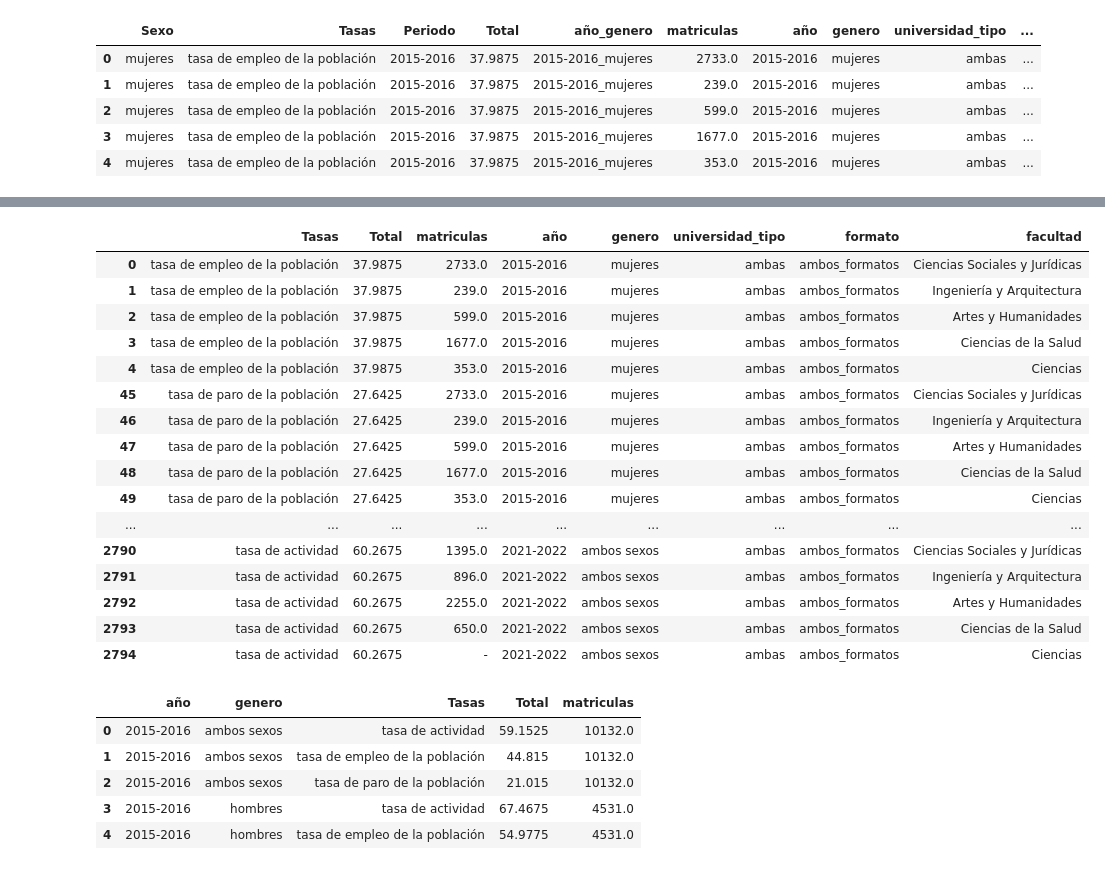
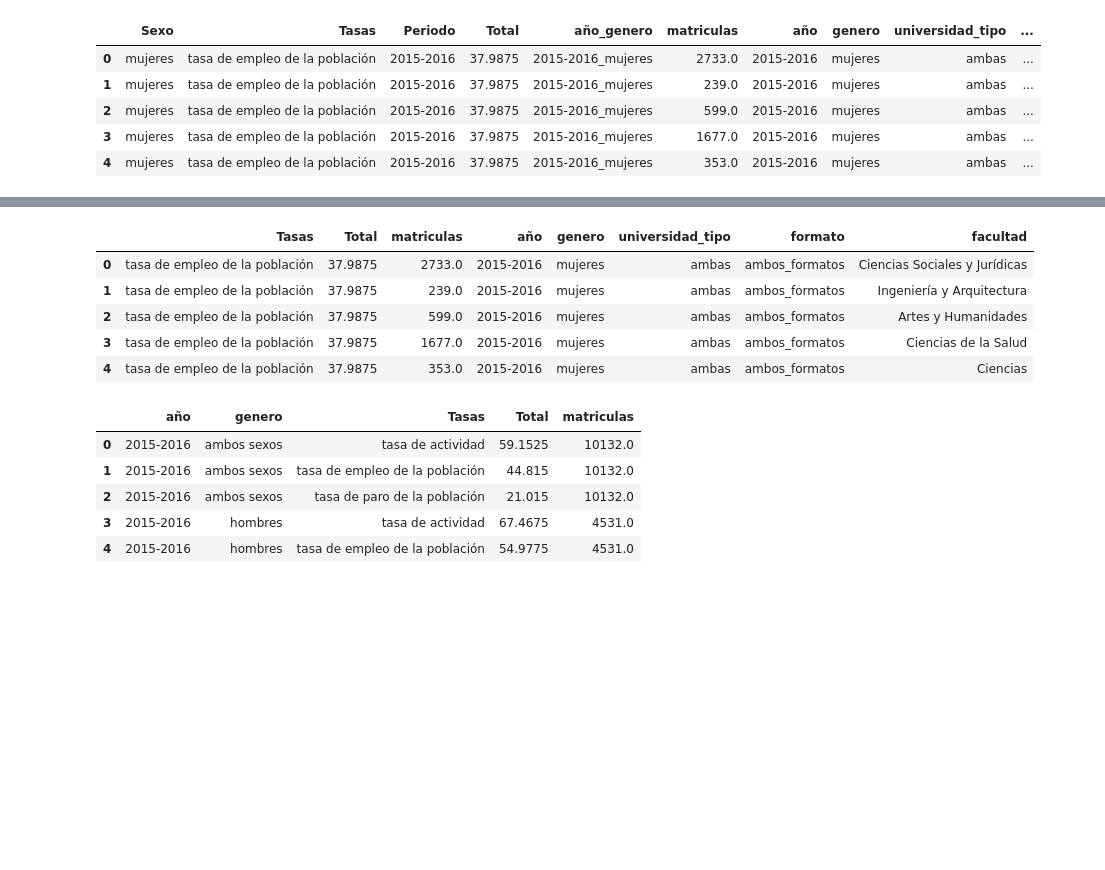
Before and after one commit to valentincortespuya/ETL_project, a Jupyter notebook: notebooks/graficos.ipynb, the cells around one changed output, grey strips where cells are left out. Drawn from its saved outputs; the diff is of its cells as text; code cells hidden in the pictures; blank space fills up the shorter version.

```diff
--- a/notebooks/graficos.ipynb
+++ b/notebooks/graficos.ipynb
@@ -109,25 +42,14 @@ df_ine_mat
 df_filtered = df_ine_mat[df_ine_mat['universidad_tipo'] == 'ambas']
 df_filtered2 = df_filtered[df_filtered['formato'] == 'ambos_formatos']
 # %%
-df_filtered2
+df_filtered2.head()
 # %% [output]
 |  | Tasas | Total | matriculas | año | genero | universidad_tipo | formato | facultad |
 | 0 | tasa de empleo de la población | 37.9875 | 2733.0 | 2015-2016 | mujeres | ambas | ambos_formatos | Ciencias Sociales y Jurídicas |
 | 1 | tasa de empleo de la población | 37.9875 | 239.0 | 2015-2016 | mujeres | ambas | ambos_formatos | Ingeniería y Arquitectura |
 | 2 | tasa de empleo de la población | 37.9875 | 599.0 | 2015-2016 | mujeres | ambas | ambos_formatos | Artes y Humanidades |
 | 3 | tasa de empleo de la población | 37.9875 | 1677.0 | 2015-2016 | mujeres | ambas | ambos_formatos | Ciencias de la Salud |
 | 4 | tasa de empleo de la población | 37.9875 | 353.0 | 2015-2016 | mujeres | ambas | ambos_formatos | Ciencias |
-| 45 | tasa de paro de la población | 27.6425 | 2733.0 | 2015-2016 | mujeres | ambas | ambos_formatos | Ciencias Sociales y Jurídicas |
-| 46 | tasa de paro de la población | 27.6425 | 239.0 | 2015-2016 | mujeres | ambas | ambos_formatos | Ingeniería y Arquitectura |
-| 47 | tasa de paro de la población | 27.6425 | 599.0 | 2015-2016 | mujeres | ambas | ambos_formatos | Artes y Humanidades |
-| 48 | tasa de paro de la población | 27.6425 | 1677.0 | 2015-2016 | mujeres | ambas | ambos_formatos | Ciencias de la Salud |
-| 49 | tasa de paro de la población | 27.6425 | 353.0 | 2015-2016 | mujeres | ambas | ambos_formatos | Ciencias |
-| ... | ... | ... | ... | ... | ... | ... | ... | ... |
-| 2790 | tasa de actividad | 60.2675 | 1395.0 | 2021-2022 | ambos sexos | ambas | ambos_formatos | Ciencias Sociales y Jurídicas |
-| 2791 | tasa de actividad | 60.2675 | 896.0 | 2021-2022 | ambos sexos | ambas | ambos_formatos | Ingeniería y Arquitectura |
-| 2792 | tasa de actividad | 60.2675 | 2255.0 | 2021-2022 | ambos sexos | ambas | ambos_formatos | Artes y Humanidades |
-| 2793 | tasa de actividad | 60.2675 | 650.0 | 2021-2022 | ambos sexos | ambas | ambos_formatos | Ciencias de la Salud |
-| 2794 | tasa de actividad | 60.2675 | - | 2021-2022 | ambos sexos | ambas | ambos_formatos | Ciencias |
 # %%
 df_filtered2.loc[:, 'Total'] = pd.to_numeric(df_filtered2['Total'], errors='coerce')
 df_filtered2.loc[:, 'matriculas'] = pd.to_numeric(df_filtered2['matriculas'], errors='coerce')
```
Also changed, not shown: parts of 29 cells of this notebook, 3 other files.
